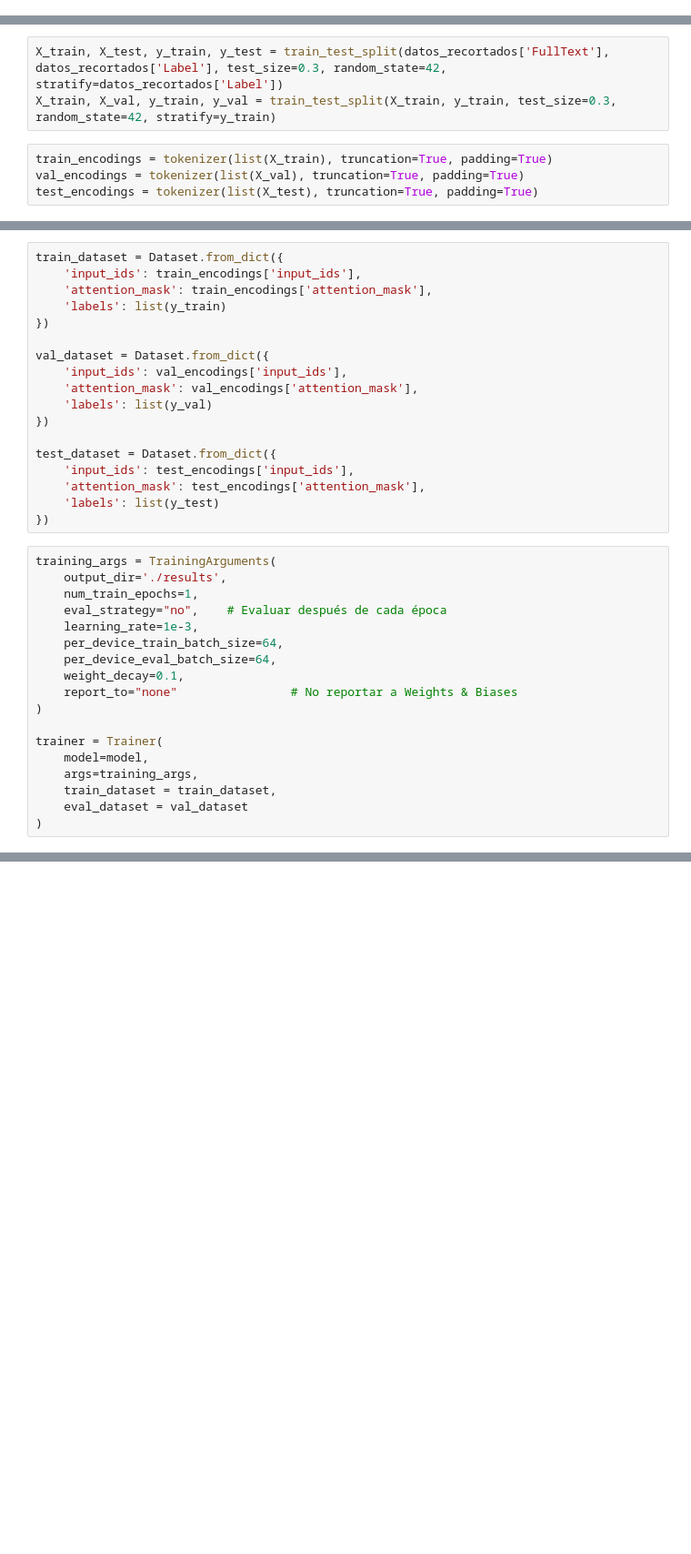
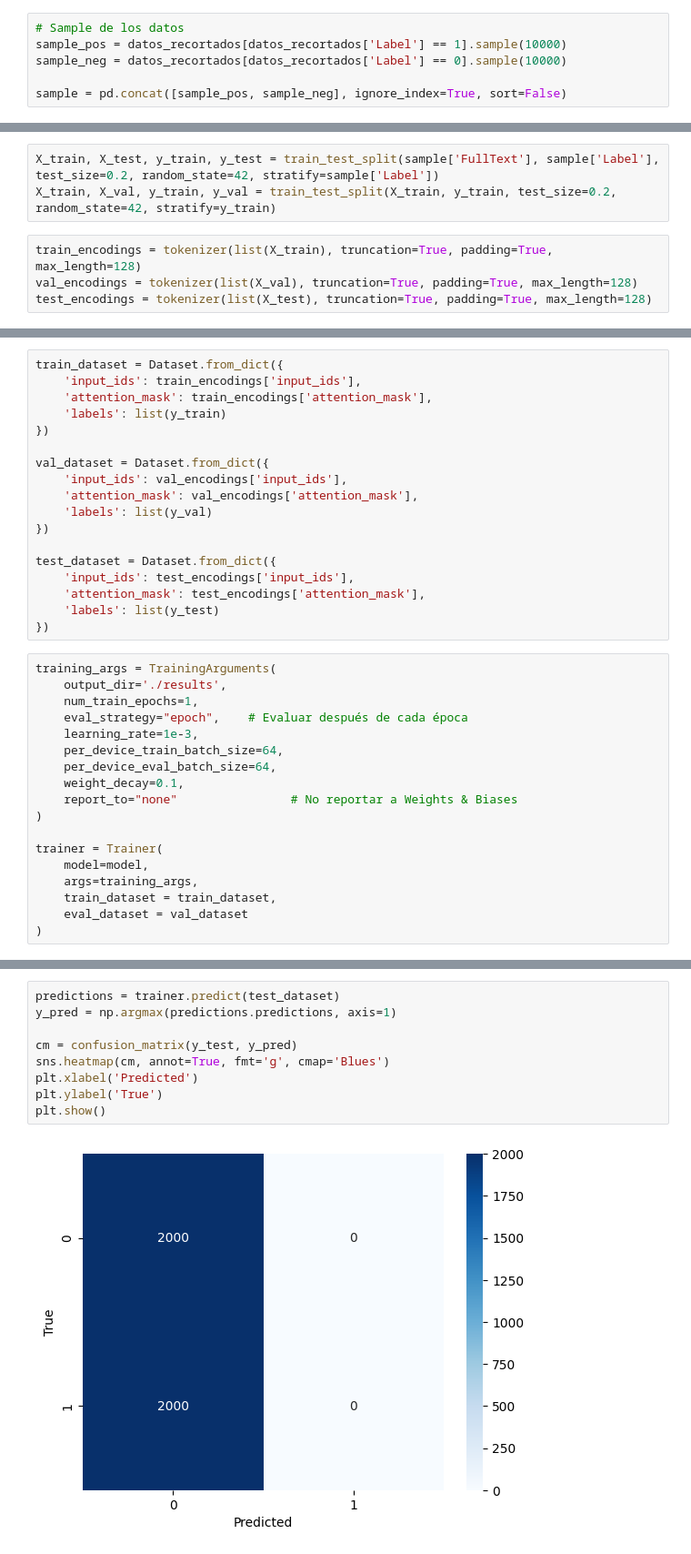
Before and after one commit to jmartingv/nlp-clasifier, a Jupyter notebook: notebook.ipynb, the cells around one changed output, grey strips where cells are left out. Shown at 91% size. Drawn from its saved outputs; the diff is of its cells as text; blank space fills up the shorter version.

```diff
--- a/notebook.ipynb
+++ b/notebook.ipynb
@@ -186 +189,7 @@ Some weights of DistilBertForSequenceClassification were not initialized from th
 You should probably TRAIN this model on a down-stream task to be able to use it for predictions and inference.
+# %%
+# Sample de los datos
+sample_pos = datos_recortados[datos_recortados['Label'] == 1].sample(10000)
+sample_neg = datos_recortados[datos_recortados['Label'] == 0].sample(10000)
+
+sample = pd.concat([sample_pos, sample_neg], ignore_index=True, sort=False)
@@ -187,7 +212,7 @@ You should probably TRAIN this model on a down-stream task to be able to use it
 # %%
-X_train, X_test, y_train, y_test = train_test_split(datos_recortados['FullText'], datos_recortados['Label'], test_size=0.3, random_state=42, stratify=datos_recortados['Label'])
-X_train, X_val, y_train, y_val = train_test_split(X_train, y_train, test_size=0.3, random_state=42, stratify=y_train)
+X_train, X_test, y_train, y_test = train_test_split(sample['FullText'], sample['Label'], test_size=0.2, random_state=42, stratify=sample['Label'])
+X_train, X_val, y_train, y_val = train_test_split(X_train, y_train, test_size=0.2, random_state=42, stratify=y_train)
 # %%
-train_encodings = tokenizer(list(X_train), truncation=True, padding=True)
-val_encodings = tokenizer(list(X_val), truncation=True, padding=True)
-test_encodings = tokenizer(list(X_test), truncation=True, padding=True)
+train_encodings = tokenizer(list(X_train), truncation=True, padding=True, max_length=128)
+val_encodings = tokenizer(list(X_val), truncation=True, padding=True, max_length=128)
+test_encodings = tokenizer(list(X_test), truncation=True, padding=True, max_length=128)
@@ -213,7 +243,7 @@ test_dataset = Dataset.from_dict({
 training_args = TrainingArguments(
     output_dir='./results',
     num_train_epochs=1,
-    eval_strategy="no",    # Evaluar después de cada época
+    eval_strategy="epoch",    # Evaluar después de cada época
     learning_rate=1e-3,
     per_device_train_batch_size=64,
     per_device_eval_batch_size=64,
@@ -231,0 +274,11 @@ trainer.train()
+# %%
+predictions = trainer.predict(test_dataset)
+y_pred = np.argmax(predictions.predictions, axis=1)
+
+cm = confusion_matrix(y_test, y_pred)
+sns.heatmap(cm, annot=True, fmt='g', cmap='Blues')
+plt.xlabel('Predicted')
+plt.ylabel('True')
+plt.show()
+# %% [output]
+[figure, added]
```
Also changed, not shown: parts of 11 cells of this notebook, 1 other file.
